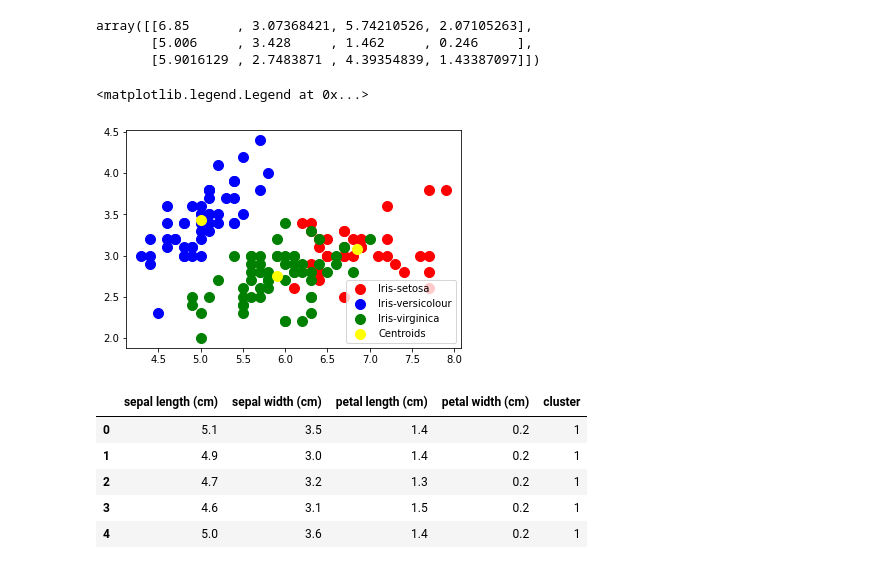
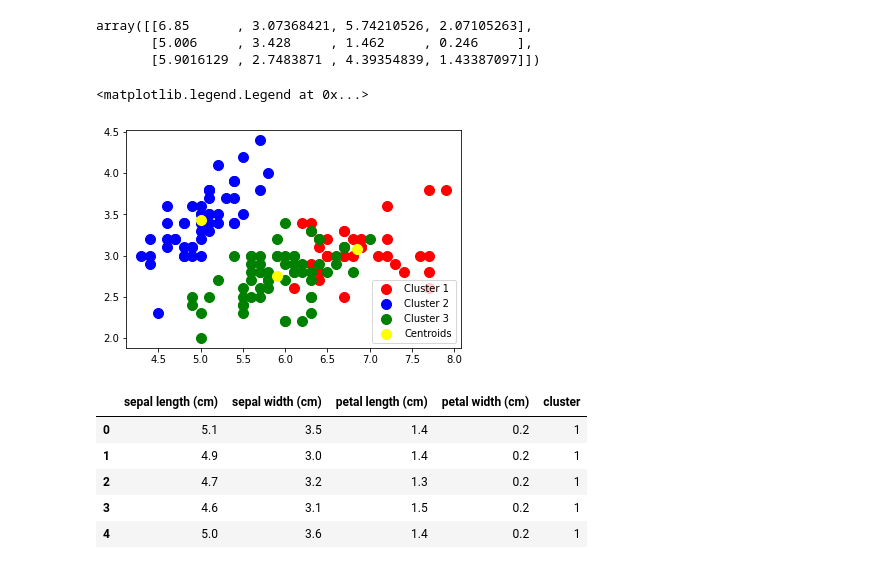
Before and after one commit to prady1900/Data-Science-Tasks, a Jupyter notebook: Task 2.ipynb, the cells around one changed output. Drawn from its saved outputs; the diff is of its cells as text; code cells hidden in the pictures.

```diff
--- a/Task 2.ipynb
+++ b/Task 2.ipynb
@@ -124,20 +125,20 @@ array([[6.85      , 3.07368421, 5.74210526, 2.07105263],
        [5.9016129 , 2.7483871 , 4.39354839, 1.43387097]])
 # %%
 plt.scatter(x[y_kmeans == 0, 0], x[y_kmeans == 0, 1],
-            s = 100, c = 'red', label = 'Iris-setosa')
+            s = 100, c = 'red', label = 'Cluster 1')
 plt.scatter(x[y_kmeans == 1, 0], x[y_kmeans == 1, 1],
-            s = 100, c = 'blue', label = 'Iris-versicolour')
+            s = 100, c = 'blue', label = 'Cluster 2')
 plt.scatter(x[y_kmeans == 2, 0], x[y_kmeans == 2, 1],
-            s = 100, c = 'green', label = 'Iris-virginica')
+            s = 100, c = 'green', label = 'Cluster 3')
 
 # Plotting the centroids of the clusters
 plt.scatter(kmeans.cluster_centers_[:, 0], kmeans.cluster_centers_[:,1],
             s = 100, c = 'yellow', label = 'Centroids')
 
 plt.legend()
 # %% [output]
 <matplotlib.legend.Legend at 0x...>
-[figure, old version]
+[figure, new version]
 # %%
 df['cluster'] = y_kmeans
 # %%
```
Also changed, not shown: parts of 4 cells of this notebook, 2 other files.
